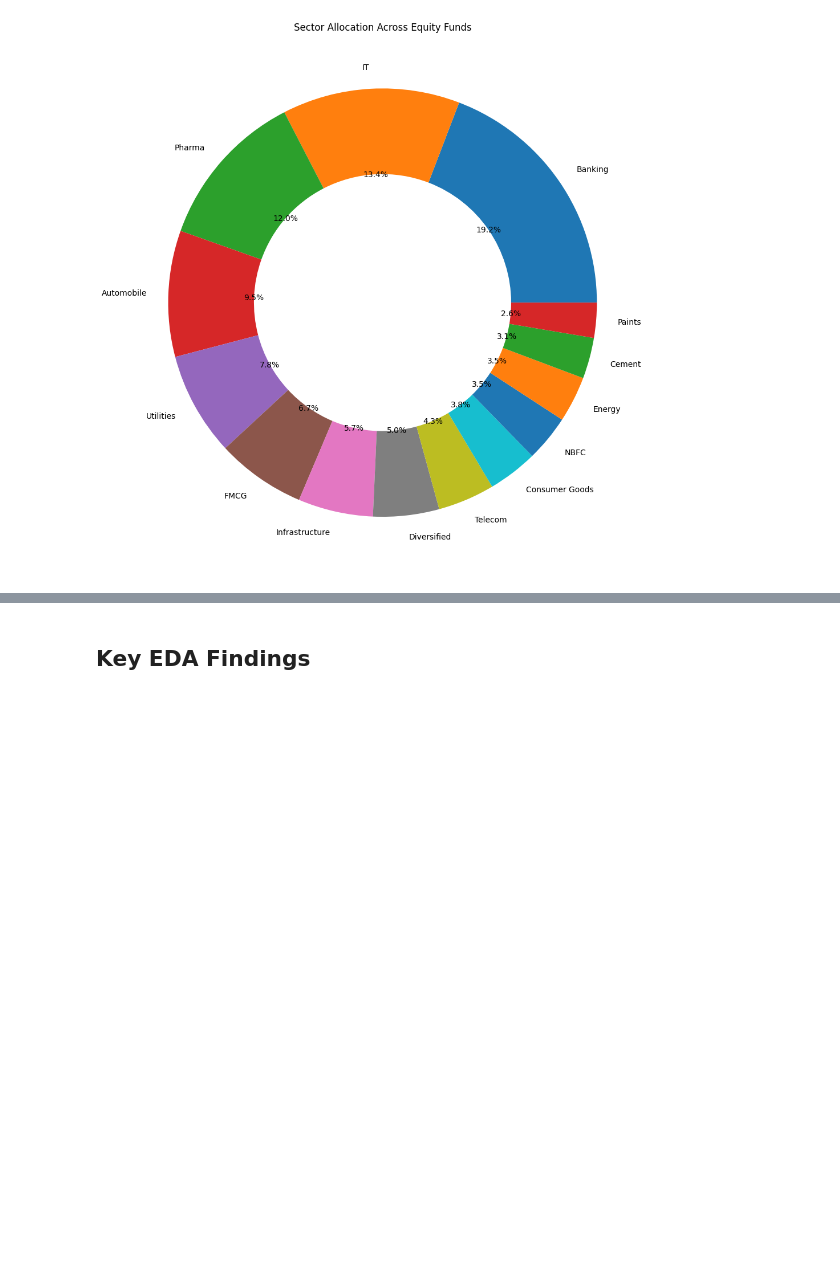
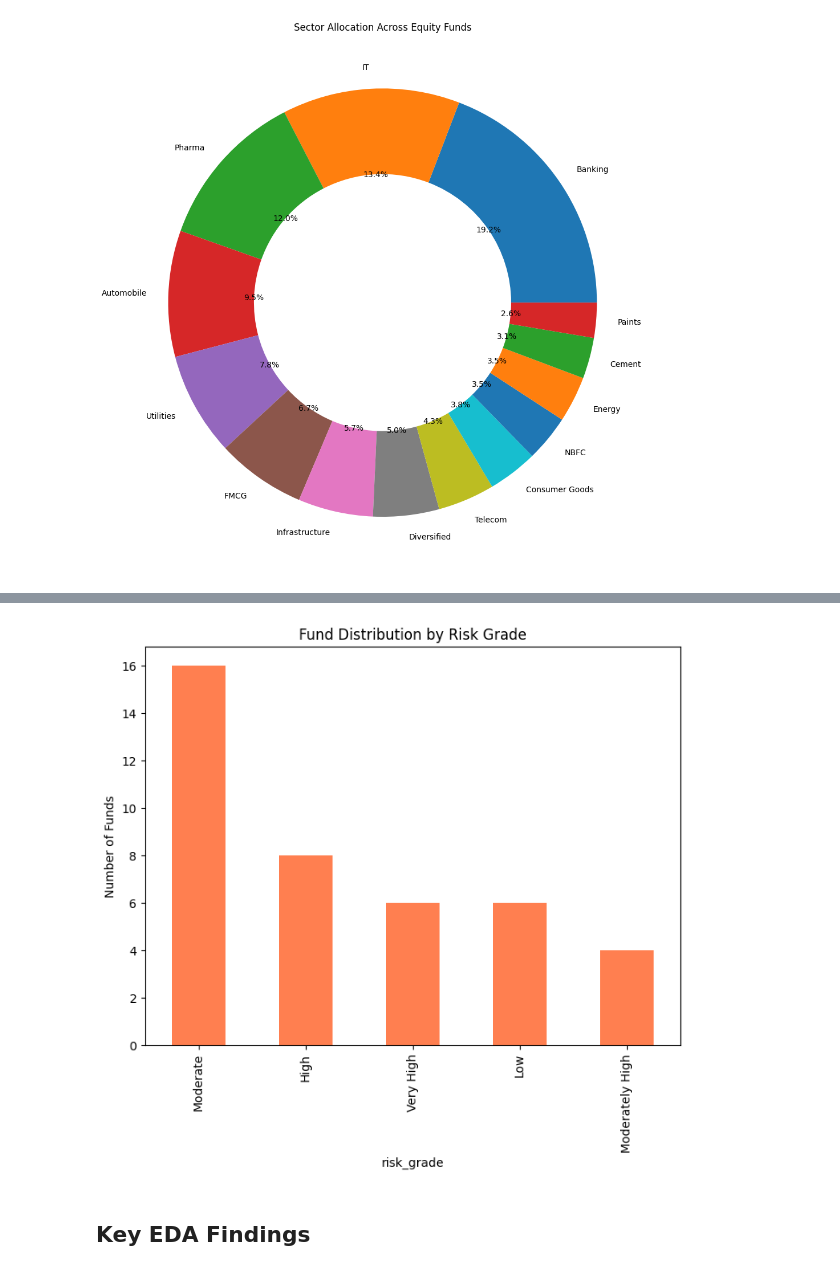
Before and after one commit to SridurgaKamisetty/mutual-fund-analytics, a Jupyter notebook: notebooks/EDA_Analysis.ipynb, the cells around one changed output, grey strips where cells are left out. Drawn from its saved outputs; the diff is of its cells as text; code cells hidden in the pictures; blank space fills up the shorter version.

```diff
--- a/notebooks/EDA_Analysis.ipynb
+++ b/notebooks/EDA_Analysis.ipynb
@@ -220,3 +235,12 @@ plt.show()
+# %%
+plt.figure(figsize=(8,6))
+perf['risk_grade'].value_counts().plot(kind='bar', color='coral')
+plt.title("Fund Distribution by Risk Grade")
+plt.ylabel("Number of Funds")
+plt.savefig("C:/Users/user/mutual-fund-analytics/reports/chart12_risk_grade.png")
+plt.show()
+# %% [output]
+[figure, added]
 # %% [markdown]
 ## Key EDA Findings
 # %% [markdown]
```
Also changed, not shown: parts of 2 cells of this notebook, 10 other files.
